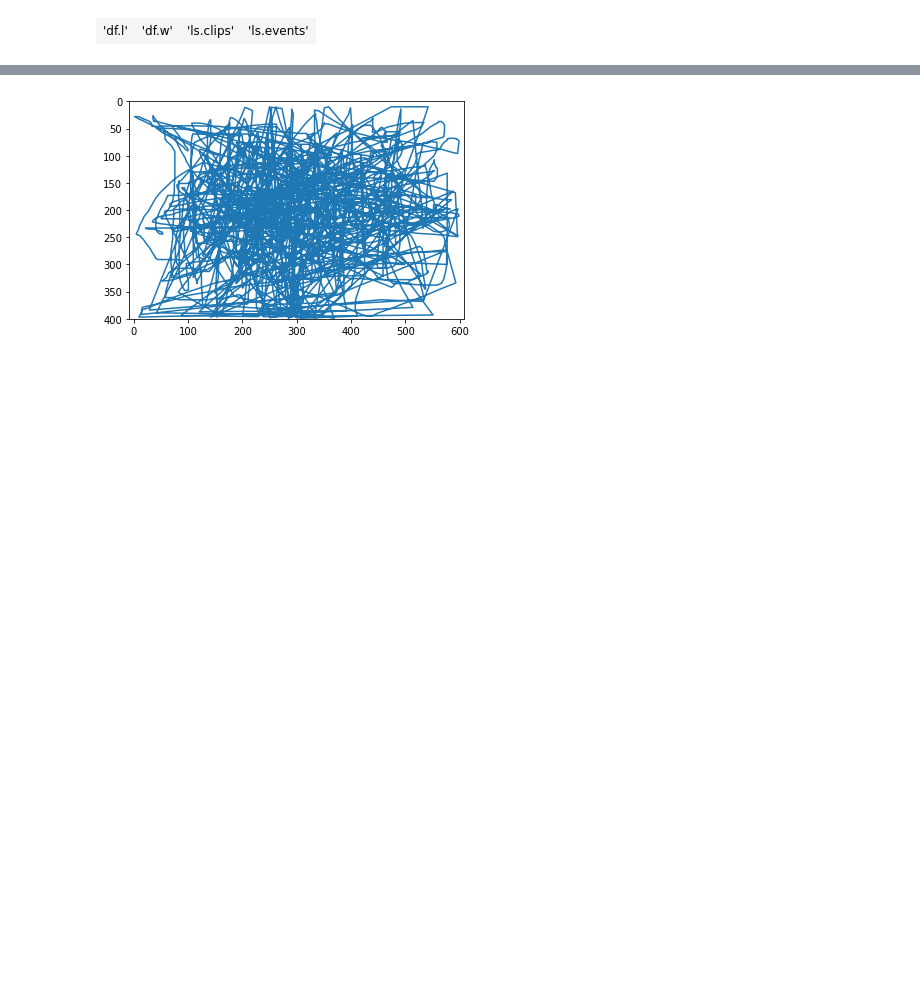
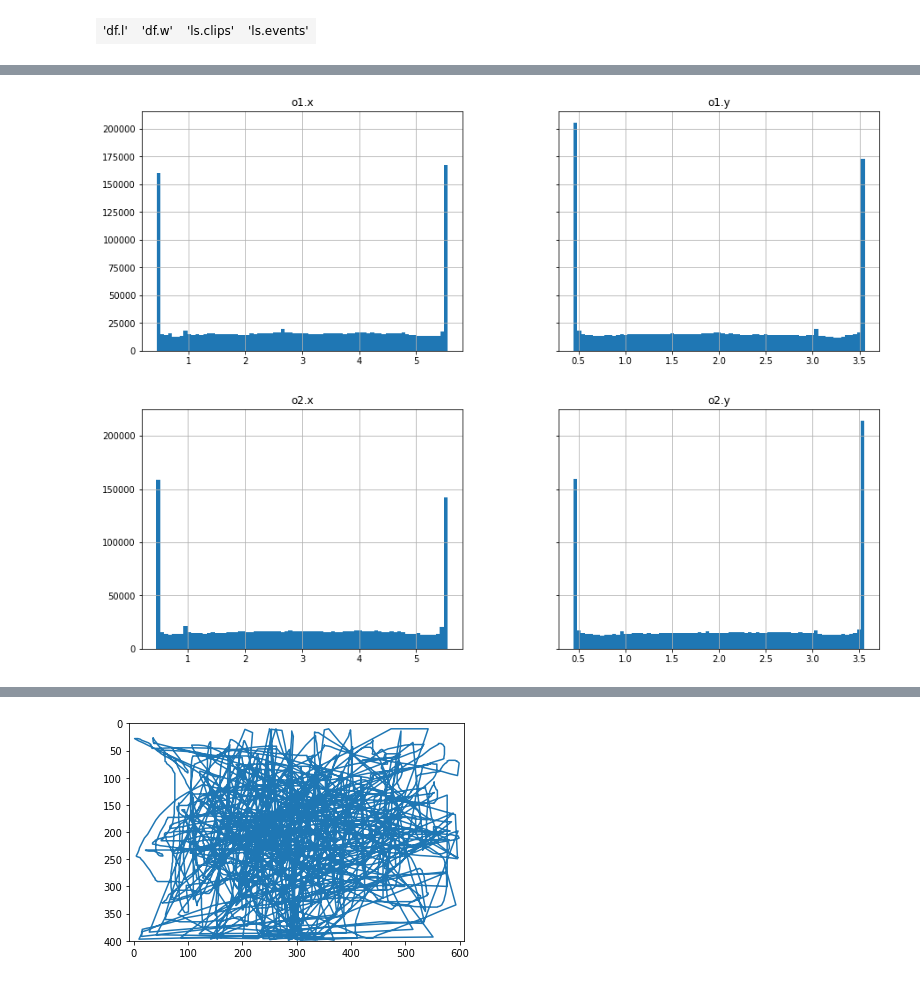
Before and after one commit to iamhectorotero/learning-physical-properties-with-rnns, a Jupyter notebook: 0. Preliminary analysis.ipynb, the cells around one changed output, grey strips where cells are left out. Drawn from its saved outputs; the diff is of its cells as text; code cells hidden in the pictures; blank space fills up the shorter version.

```diff
--- a/0. Preliminary analysis.ipynb
+++ b/0. Preliminary analysis.ipynb
@@ -15,0 +34,8 @@ StrVector with 4 elements.
+# %%
+concat_trials[["o1.x", "o1.y"]].hist(bins=75, sharey=True, figsize=(15, 5))
+plt.show()
+concat_trials[["o2.x", "o2.y"]].hist(bins=75, sharey=True, figsize=(15, 5))
+plt.show()
+# %% [output]
+[figure, added]
+[figure, added]
```
Also changed, not shown: parts of 14 cells of this notebook.
